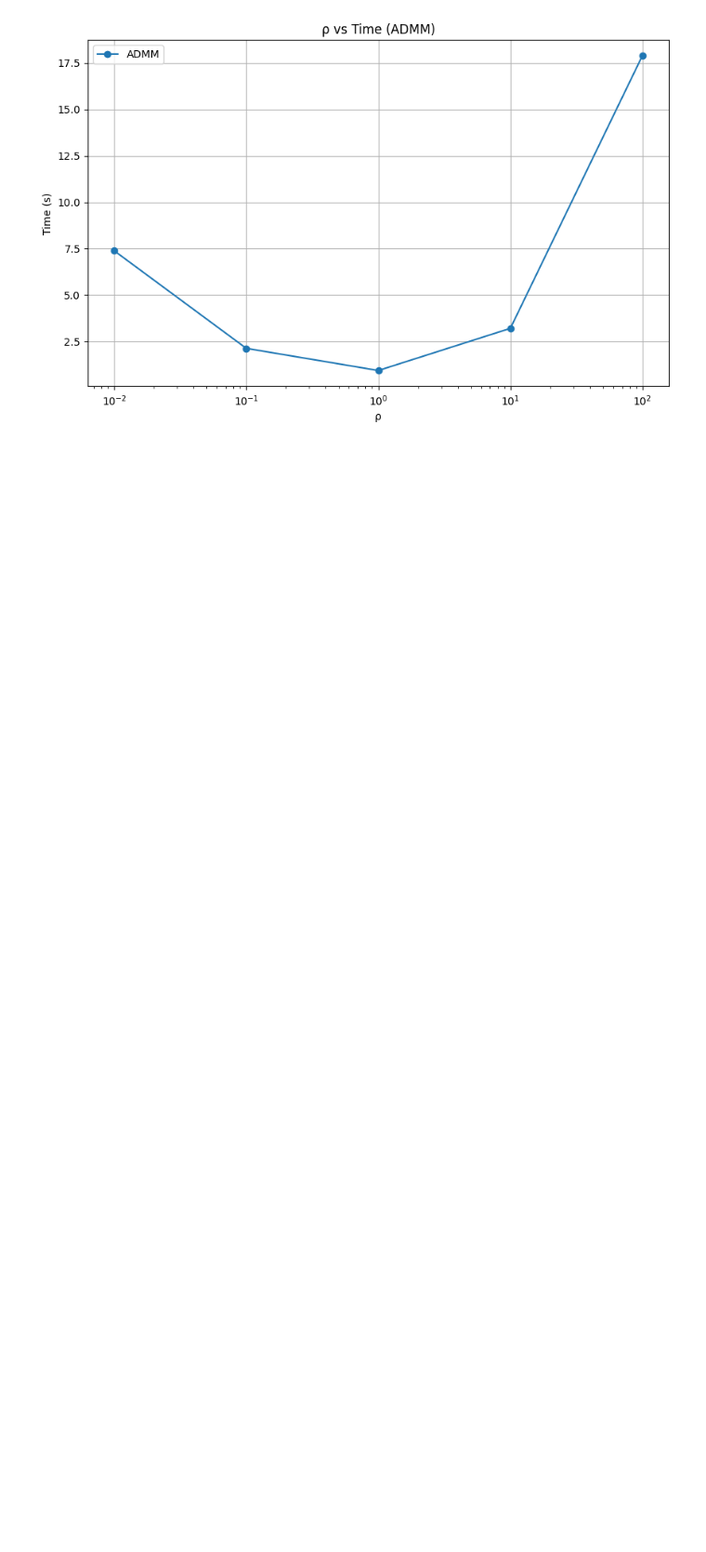
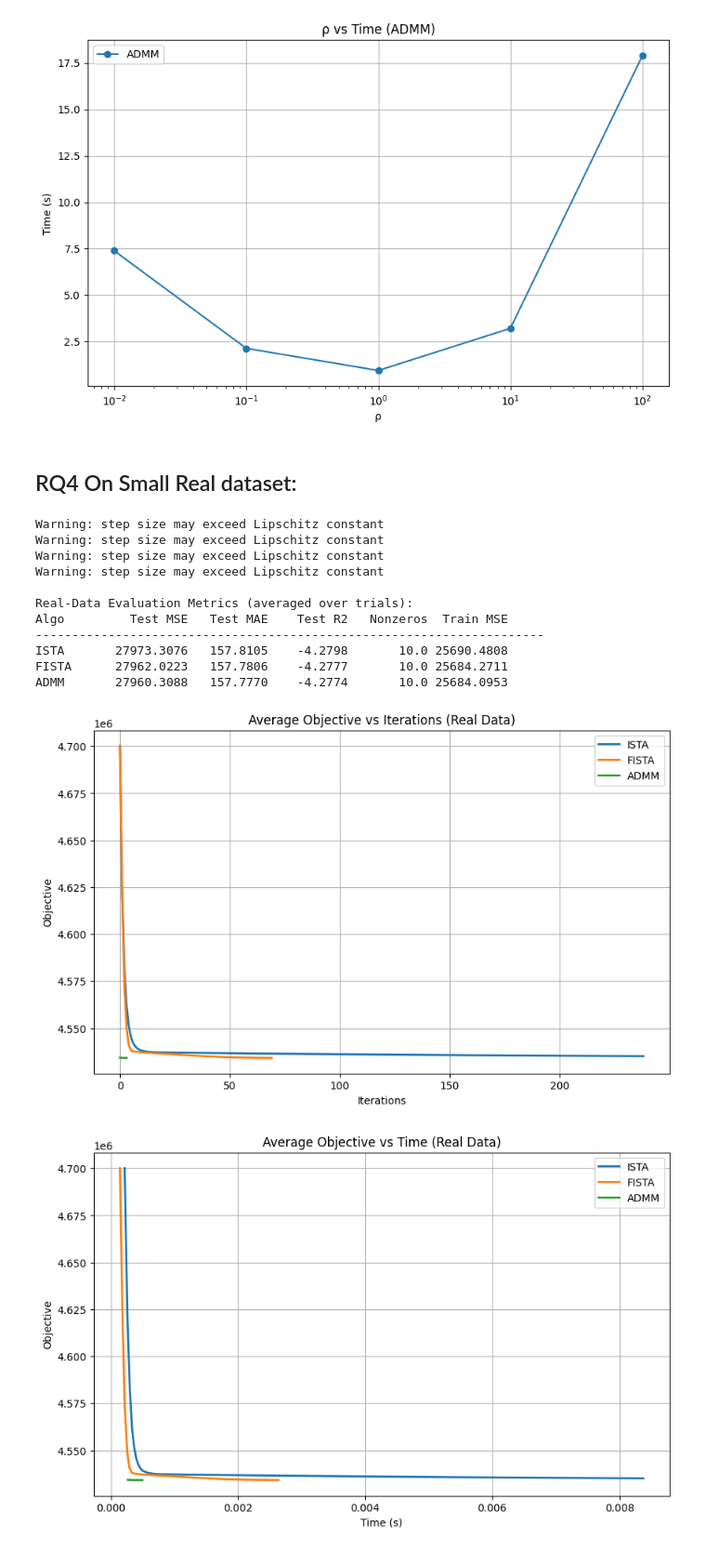
Before and after one commit to njzfjiang/ECE-1505-Project, a Jupyter notebook: src/plots.ipynb, the cells around one changed output. Shown at 93% size. Drawn from its saved outputs; the diff is of its cells as text; code cells hidden in the pictures; blank space fills up the shorter version.

```diff
--- a/src/plots.ipynb
+++ b/src/plots.ipynb
@@ -311,3 +292,23 @@ plt.savefig('rq3_admm_rho_time.png')
 plt.show()
 # %% [output]
 [figure]
+# %% [markdown]
+## RQ4 On Small Real dataset:
+# %%
+import experiments_real
+aggregated_results = experiments_real.run_real_experiment()
+experiments_real.plot_real_experiment(aggregated_results)
+# %% [output]
+Warning: step size may exceed Lipschitz constant
+Warning: step size may exceed Lipschitz constant
+Warning: step size may exceed Lipschitz constant
+Warning: step size may exceed Lipschitz constant
+
+Real-Data Evaluation Metrics (averaged over trials):
+Algo         Test MSE   Test MAE    Test R2   Nonzeros  Train MSE
+----------------------------------------------------------------------
+ISTA       27973.3076   157.8105    -4.2798       10.0 25690.4808
+FISTA      27962.0223   157.7806    -4.2777       10.0 25684.2711
+ADMM       27960.3088   157.7770    -4.2774       10.0 25684.0953
+[figure, added]
+[figure, added]
```
Also changed, not shown: parts of 4 cells of this notebook, 9 other files.
